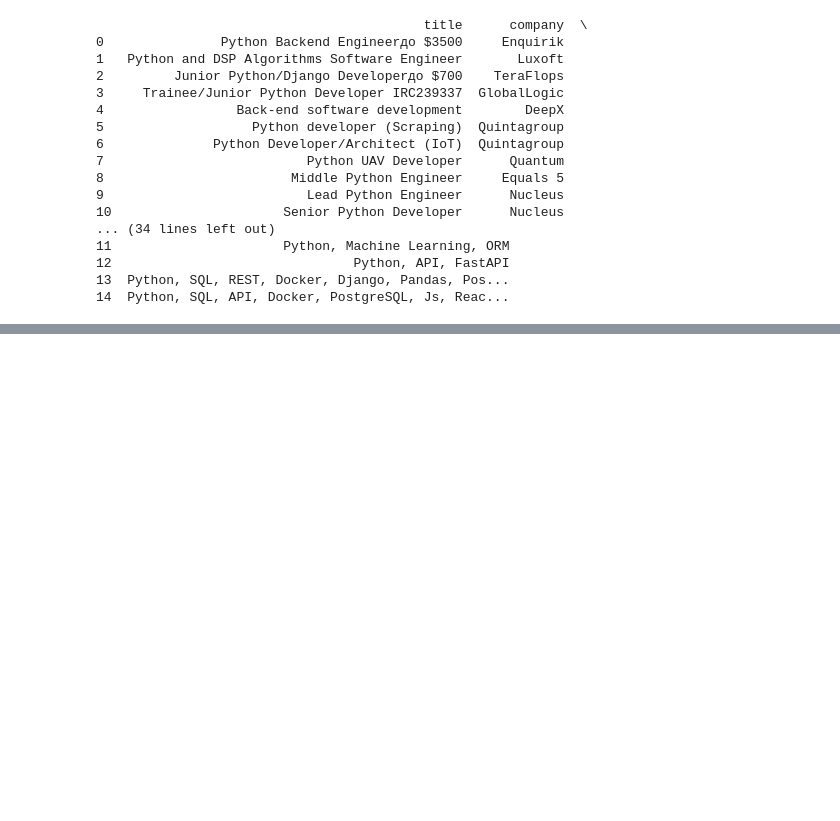
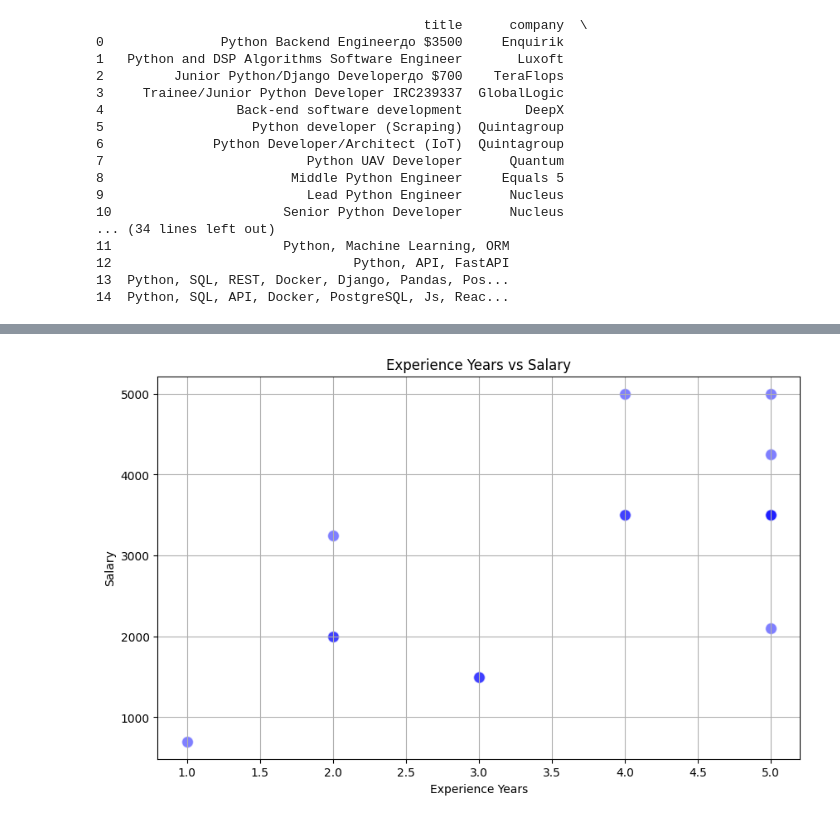
Before and after one commit to Irina17191/Scraping-DataAnalysis-project, a Jupyter notebook: data_analysis/main.ipynb, the cells around one changed output, grey strips where cells are left out. Saved outputs shown, nothing was run; the diff lists cells and outputs as text; code cells hidden in the pictures; blank space fills up the shorter version.

```diff
--- a/data_analysis/main.ipynb
+++ b/data_analysis/main.ipynb
@@ -52,0 +135,10 @@ print(vacancies)
+# %%
+plt.figure(figsize=(10, 6))
+plt.scatter(vacancies['experience_years'], vacancies['salary'], alpha=0.5, color='blue', edgecolors='w', s=100)
+plt.title('Experience Years vs Salary')
+plt.xlabel('Experience Years')
+plt.ylabel('Salary')
+plt.grid(True)
+plt.show()
+# %% [output]
+[figure, added]
```
Also changed, not shown: parts of 9 cells of this notebook.
